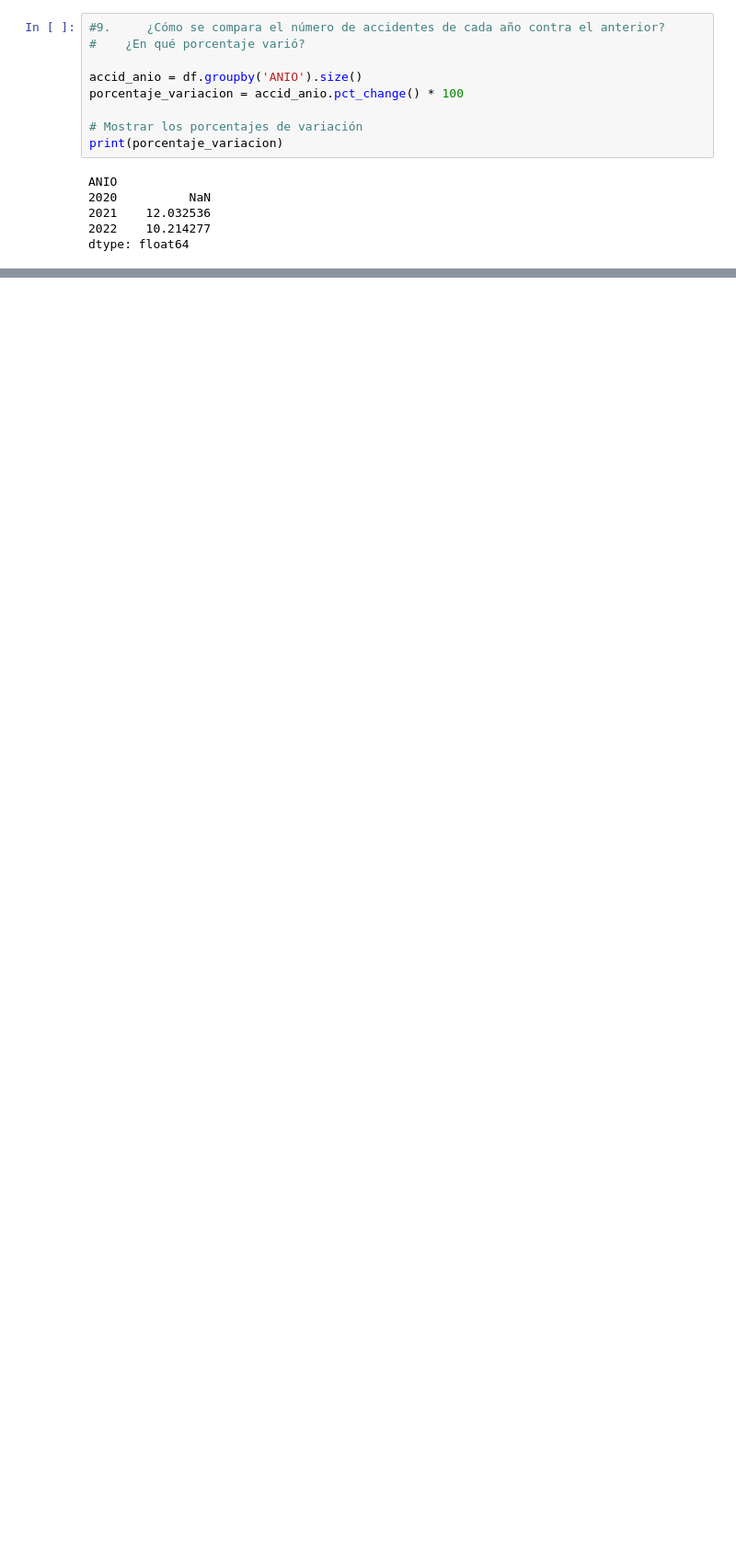
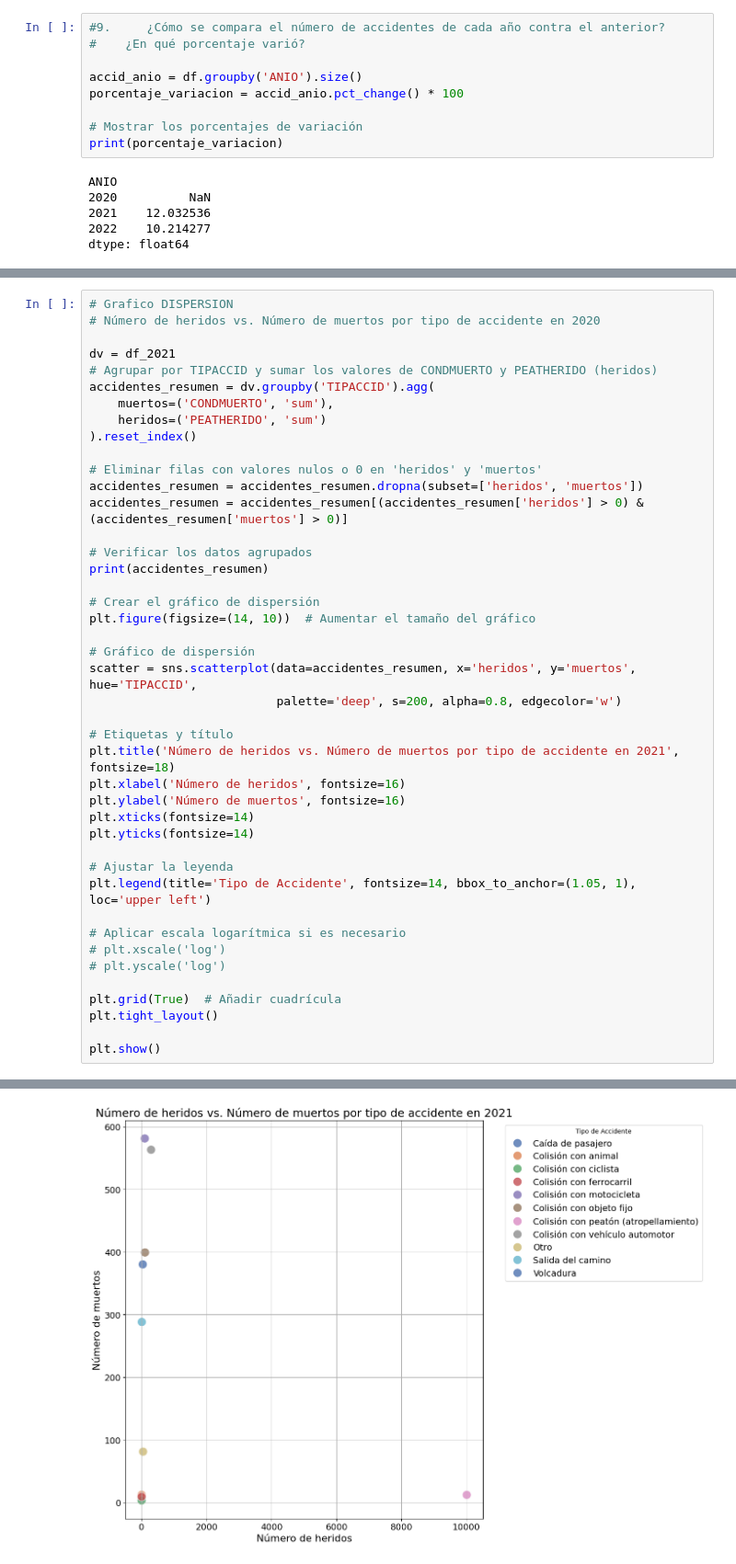
Before and after one commit to am-yo-ga-ma/An-lisis-de-ATUS, a Jupyter notebook: analytics/code.ipynb, the cells around one changed output, grey strips where cells are left out. Shown at 92% size. Saved outputs shown, nothing was run; the diff lists cells and outputs as text; blank space fills up the shorter version.

```diff
--- a/analytics/code.ipynb
+++ b/analytics/code.ipynb
@@ -305,0 +357,44 @@ dtype: float64
+# %%
+# Grafico DISPERSION
+# Número de heridos vs. Número de muertos por tipo de accidente en 2020
+
+dv = df_2021
+# Agrupar por TIPACCID y sumar los valores de CONDMUERTO y PEATHERIDO (heridos)
+accidentes_resumen = dv.groupby('TIPACCID').agg(
+    muertos=('CONDMUERTO', 'sum'),
+    heridos=('PEATHERIDO', 'sum')
+).reset_index()
+
+# Eliminar filas con valores nulos o 0 en 'heridos' y 'muertos'
+accidentes_resumen = accidentes_resumen.dropna(subset=['heridos', 'muertos'])
+accidentes_resumen = accidentes_resumen[(accidentes_resumen['heridos'] > 0) & (accidentes_resumen['muertos'] > 0)]
+
+# Verificar los datos agrupados
+print(accidentes_resumen)
+
+# Crear el gráfico de dispersión
+plt.figure(figsize=(14, 10))  # Aumentar el tamaño del gráfico
+
+# Gráfico de dispersión
+scatter = sns.scatterplot(data=accidentes_resumen, x='heridos', y='muertos', hue='TIPACCID',
+                          palette='deep', s=200, alpha=0.8, edgecolor='w')
+
+# Etiquetas y título
+plt.title('Número de heridos vs. Número de muertos por tipo de accidente en 2021', fontsize=18)
+plt.xlabel('Número de heridos', fontsize=16)
+plt.ylabel('Número de muertos', fontsize=16)
+plt.xticks(fontsize=14)
+plt.yticks(fontsize=14)
+
+# Ajustar la leyenda
+plt.legend(title='Tipo de Accidente', fontsize=14, bbox_to_anchor=(1.05, 1), loc='upper left')
+
+# Aplicar escala logarítmica si es necesario
+# plt.xscale('log')
+# plt.yscale('log')
+
+plt.grid(True)  # Añadir cuadrícula
+plt.tight_layout()
+
+plt.show()
+# %% [output]
@@ -305,0 +413 @@ dtype: float64
+[figure, added]
```
Also changed, not shown: parts of 12 cells of this notebook.
